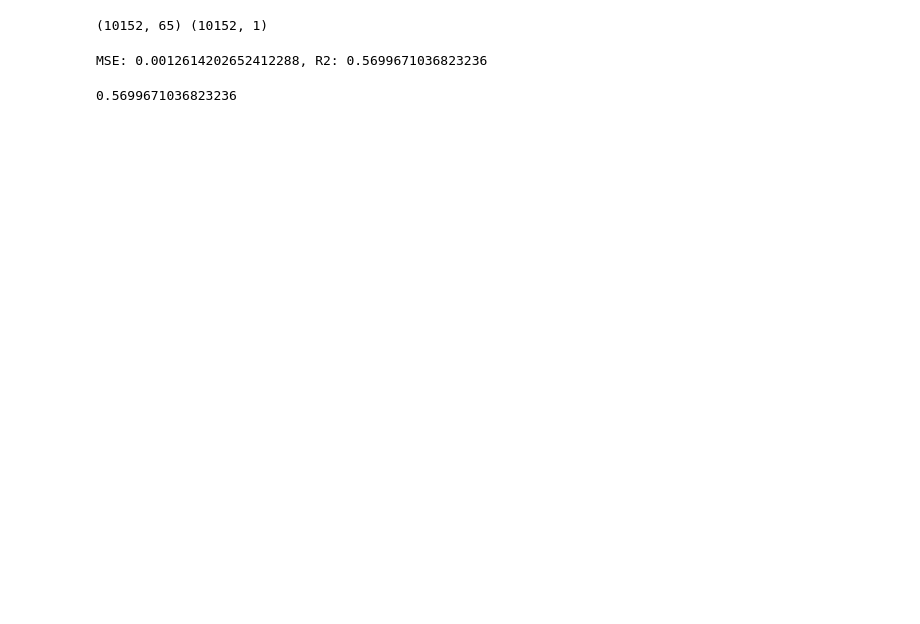
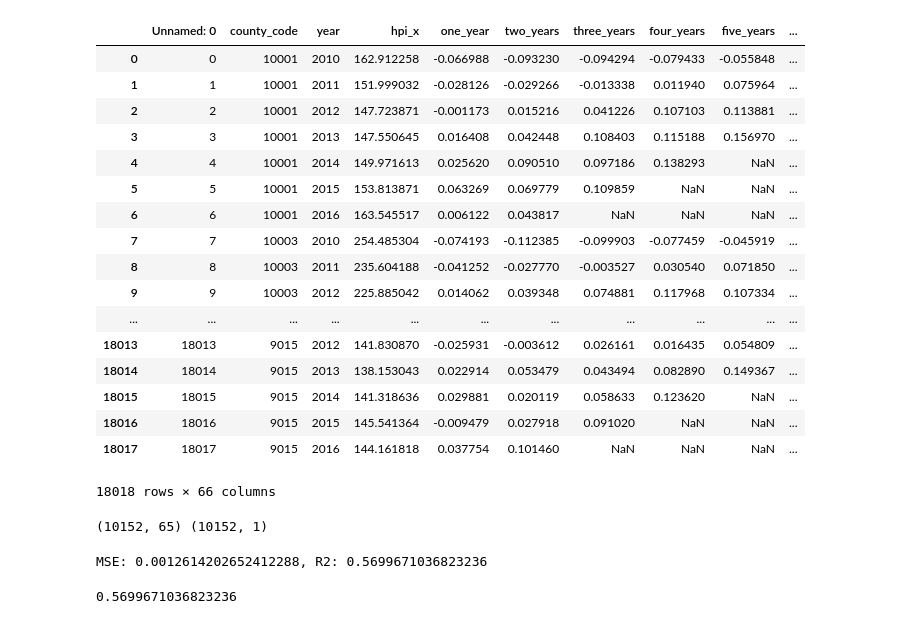
Before and after one commit to Vbirza/House_Value_Predict_Project3, a Jupyter notebook: model/linear_regression.ipynb, the cells around one changed output. Cells and saved outputs as stored; diff of their text form; code cells hidden in the pictures; blank space fills up the shorter version.

```diff
--- a/model/linear_regression.ipynb
+++ b/model/linear_regression.ipynb
@@ -6,6 +6,27 @@ m_df = pd.DataFrame(pd.read_csv('../data/model_data.csv'))
 # %%
 m_df.median_year_built = m_df.median_year_built.str.replace('-','')
 m_df.median_year_built = m_df.median_year_built.astype('int')
+# %%
+m_df
+# %% [output]
+|  | Unnamed: 0 | county_code | year | hpi_x | one_year | two_years | three_years | four_years | five_years | ... |
+| 0 | 0 | 10001 | 2010 | 162.912258 | -0.066988 | -0.093230 | -0.094294 | -0.079433 | -0.055848 | ... |
+| 1 | 1 | 10001 | 2011 | 151.999032 | -0.028126 | -0.029266 | -0.013338 | 0.011940 | 0.075964 | ... |
+| 2 | 2 | 10001 | 2012 | 147.723871 | -0.001173 | 0.015216 | 0.041226 | 0.107103 | 0.113881 | ... |
+| 3 | 3 | 10001 | 2013 | 147.550645 | 0.016408 | 0.042448 | 0.108403 | 0.115188 | 0.156970 | ... |
+| 4 | 4 | 10001 | 2014 | 149.971613 | 0.025620 | 0.090510 | 0.097186 | 0.138293 | NaN | ... |
+| 5 | 5 | 10001 | 2015 | 153.813871 | 0.063269 | 0.069779 | 0.109859 | NaN | NaN | ... |
+| 6 | 6 | 10001 | 2016 | 163.545517 | 0.006122 | 0.043817 | NaN | NaN | NaN | ... |
+| 7 | 7 | 10003 | 2010 | 254.485304 | -0.074193 | -0.112385 | -0.099903 | -0.077459 | -0.045919 | ... |
+| 8 | 8 | 10003 | 2011 | 235.604188 | -0.041252 | -0.027770 | -0.003527 | 0.030540 | 0.071850 | ... |
+| 9 | 9 | 10003 | 2012 | 225.885042 | 0.014062 | 0.039348 | 0.074881 | 0.117968 | 0.107334 | ... |
+| ... | ... | ... | ... | ... | ... | ... | ... | ... | ... | ... |
+| 18013 | 18013 | 9015 | 2012 | 141.830870 | -0.025931 | -0.003612 | 0.026161 | 0.016435 | 0.054809 | ... |
+| 18014 | 18014 | 9015 | 2013 | 138.153043 | 0.022914 | 0.053479 | 0.043494 | 0.082890 | 0.149367 | ... |
+| 18015 | 18015 | 9015 | 2014 | 141.318636 | 0.029881 | 0.020119 | 0.058633 | 0.123620 | NaN | ... |
+| 18016 | 18016 | 9015 | 2015 | 145.541364 | -0.009479 | 0.027918 | 0.091020 | NaN | NaN | ... |
+| 18017 | 18017 | 9015 | 2016 | 144.161818 | 0.037754 | 0.101460 | NaN | NaN | NaN | ... |
+18018 rows × 66 columns
 # %%
 df1 = m_df[[
     'previous_one',
```
Also changed, not shown: parts of 1 cell of this notebook, 1 other file.
